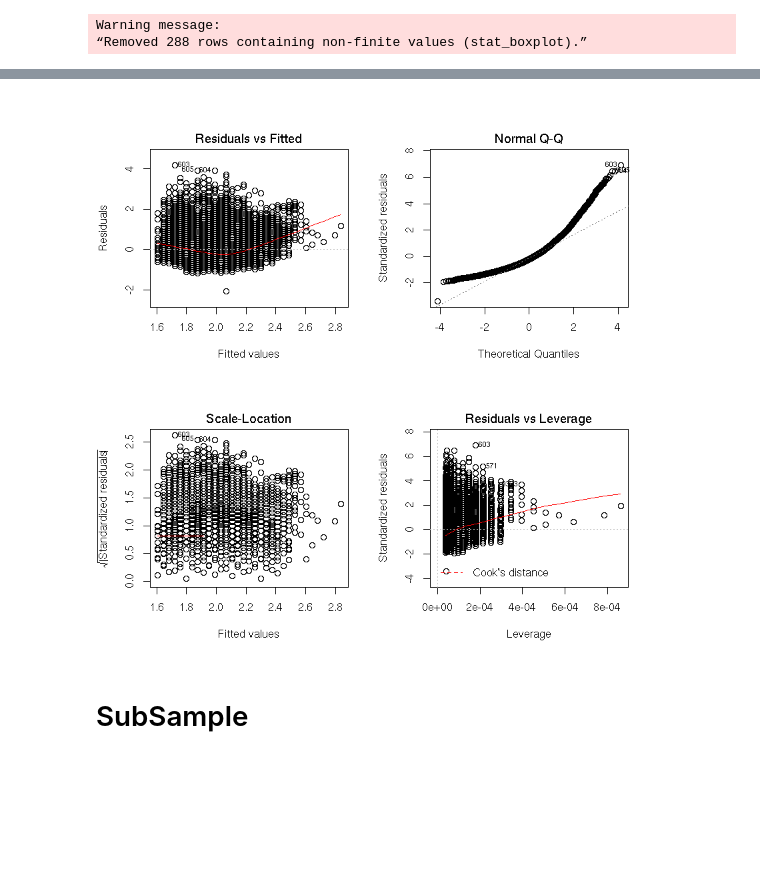
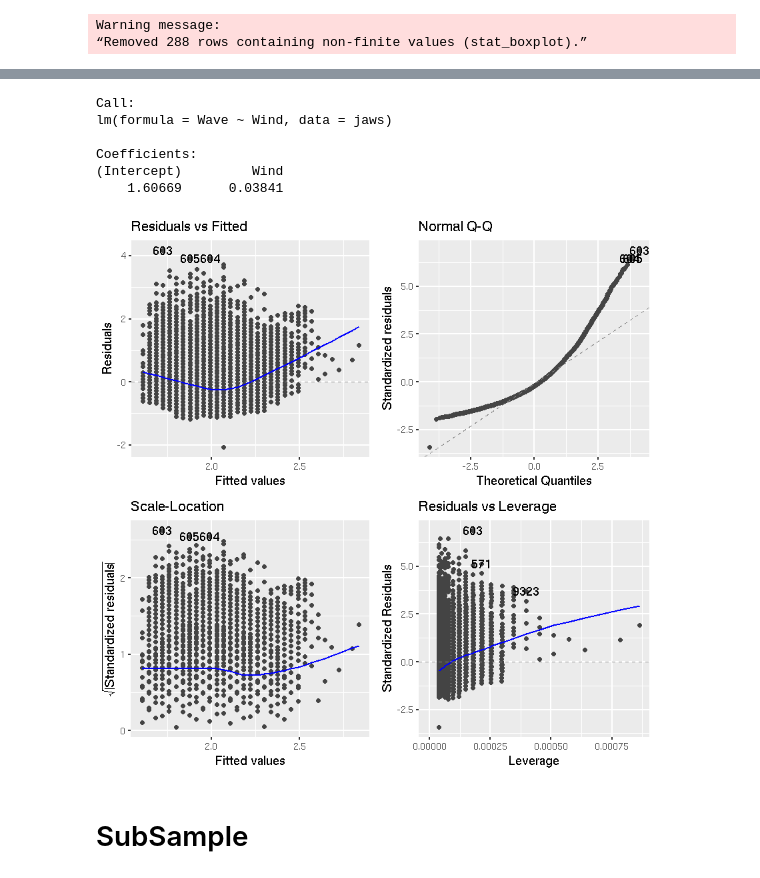
Before and after one commit to Leixb/B7_PE_WaveWind, a Jupyter notebook: notebookR.ipynb, the cells around one changed output, grey strips where cells are left out. Saved outputs shown, nothing was run; the diff lists cells and outputs as text; code cells hidden in the pictures; blank space fills up the shorter version.

```diff
--- a/notebookR.ipynb
+++ b/notebookR.ipynb
@@ -115,7 +116,7 @@ jaws.plt.qq_wave <- jaws.plt.gg +
 
 jaws.plt.hist_wave <- jaws.plt.gg +
     geom_histogram(aes(x=Wave)) +
-    labs(title="Histogram Jaws Wave")
+    labs(title="Histograma altura olas en Jaws", x="Altura Ola (m)", y="Recuento")
 
 # Scatter
 aes_ = aes(x=Wind, y=Wave)
@@ -126,7 +127,7 @@ jaws.plt.smooth <- jaws.plt.gg +
 jaws.plt.bin2d <- jaws.plt.gg +
     geom_bin2d(aes_, binwidth=c(1,0.1)) +
     scale_fill_viridis_c("", option="plasma") +
-    labs(title="Jaws", x="Velocidad del viento (nudos)", y = "Altura Olas (m)")
+    labs(title="Viento y Olas, Jaws", x="Velocidad del viento (nudos)", y = "Altura Olas (m)")
 # %%
 jaws.plt.qq_wind
 jaws.plt.hist_wind
@@ -200,10 +209,17 @@ plot(nazare.lr)
 # %%
 # Jaws all lineal regression
 jaws.lr = lm(Wave ~ Wind, data = jaws)
-par(mfrow = c(2, 2))
-plot(jaws.lr)
+autoplot(jaws.lr)
+
+jaws.lr
 # %% [output]
+Call:
+lm(formula = Wave ~ Wind, data = jaws)
+
+Coefficients:
+(Intercept)         Wind
+    1.60669      0.03841
-[figure, old version]
+[figure, new version]
 # %% [markdown]
 # SubSample
 # %%
```
Also changed, not shown: parts of 22 cells of this notebook, 22 other files.
